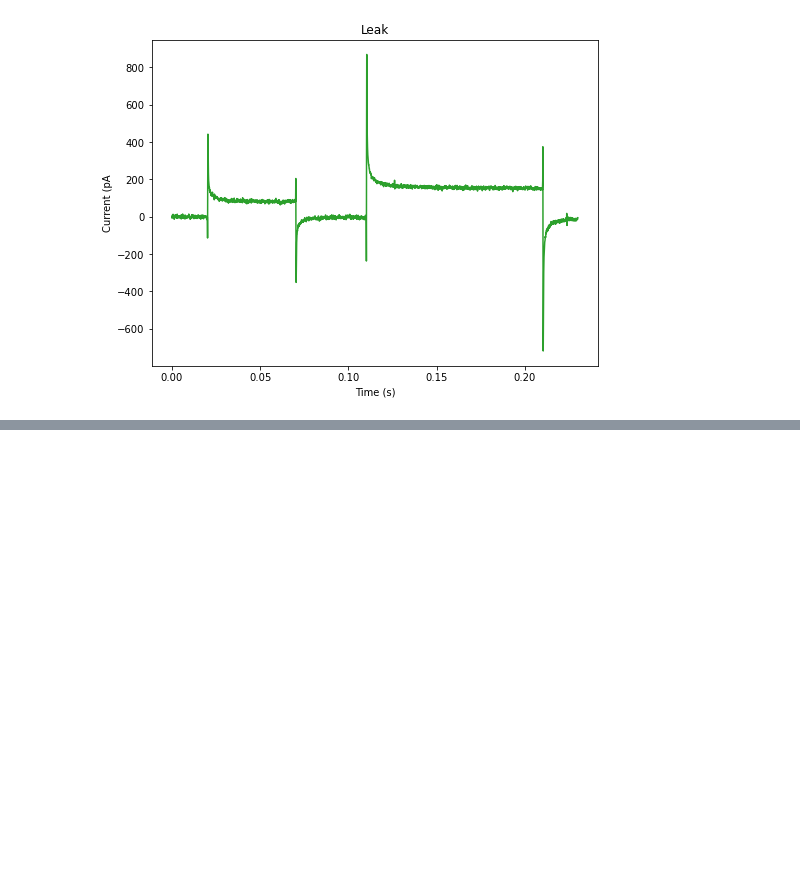
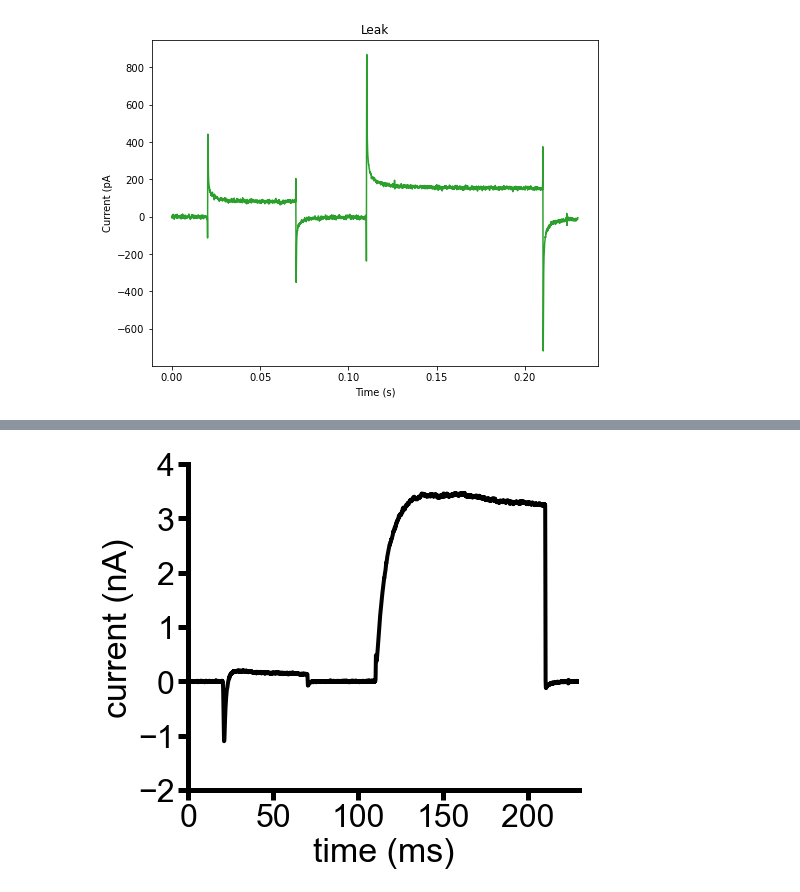
Before and after one commit to AmSchulte/Nociceptor, a Jupyter notebook: Patch Clamp/Current Clamp/VC_currents.ipynb, the cells around one changed output, grey strips where cells are left out. Drawn from its saved outputs; the diff is of its cells as text; code cells hidden in the pictures; blank space fills up the shorter version.

```diff
--- a/Patch Clamp/Current Clamp/VC_currents.ipynb
+++ b/Patch Clamp/Current Clamp/VC_currents.ipynb
@@ -152,0 +129,27 @@ plt.show()
+# %%
+fig, ax1 = plt.subplots(figsize=(7,6))
+ax1.plot(data_vc.time[0]*1000, data_vc.current[0]/1000, c='k',linewidth=4)
+
+
+ax = plt.gca()
+ax.set_xlim([0, 230])
+ax.set_ylim([-2, 4])
+ax.tick_params(length=6, width=4)
+ax1.spines["top"].set_visible(False)
+ax1.spines["right"].set_visible(False)
+ax1.spines['left'].set_linewidth(5)
+ax1.spines['bottom'].set_linewidth(5)
+ax.tick_params(length=10, width=5)
+#ax.spines['left'].set_bounds(-800, -600)
+plt.xticks(fontsize=32, fontname='Arial')
+plt.yticks(fontsize=32, fontname='Arial')
+
+plt.xlabel('time (ms)', fontsize=34, fontname='Arial')
+plt.ylabel('current (nA)', fontsize=34,fontname='Arial')
+
+
+
+plt.savefig('Currents.png', bbox_inches = "tight")
+plt.show()
+# %% [output]
+[figure, added]
```
Also changed, not shown: parts of 11 cells of this notebook, 5 other files.
